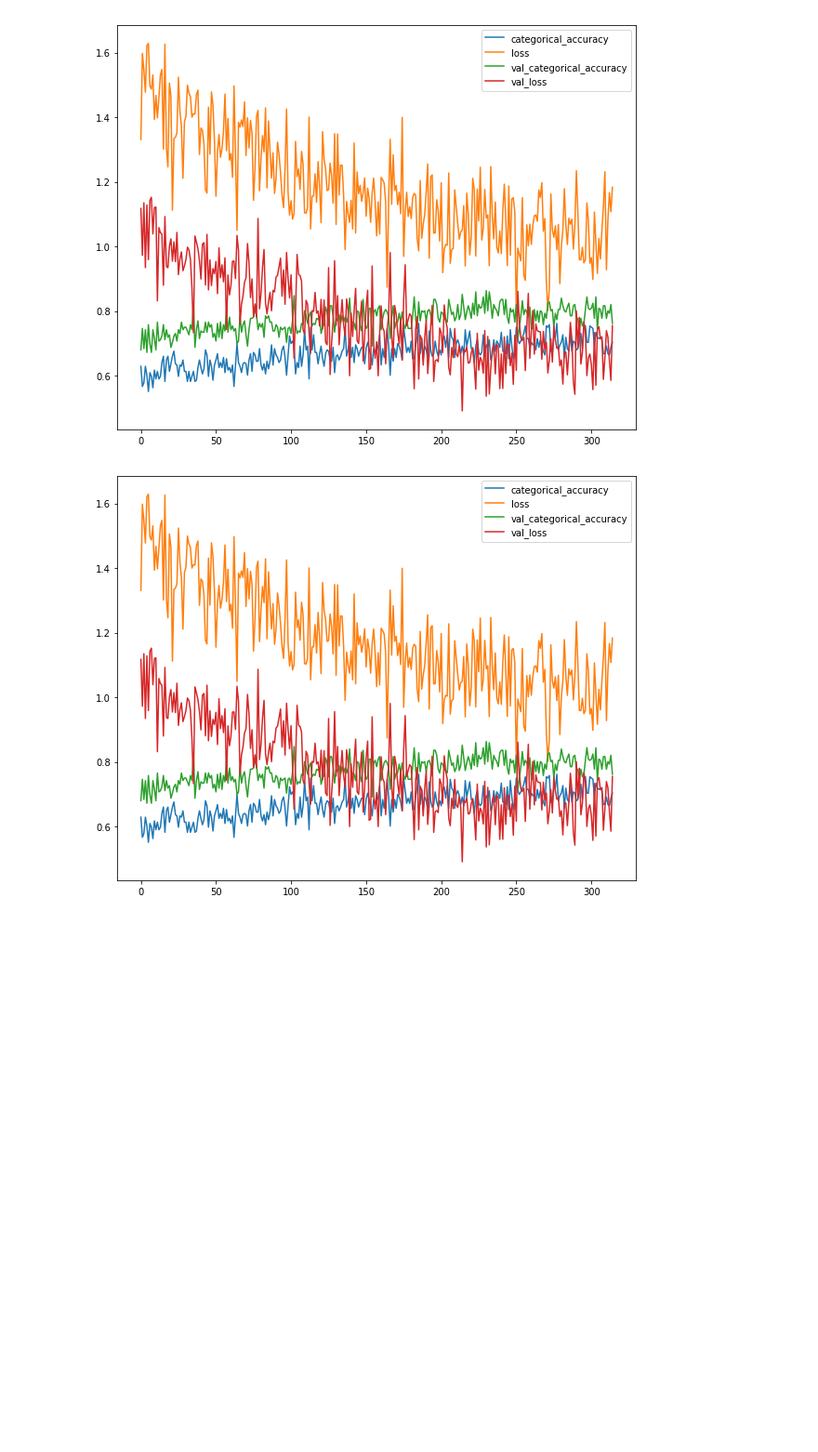
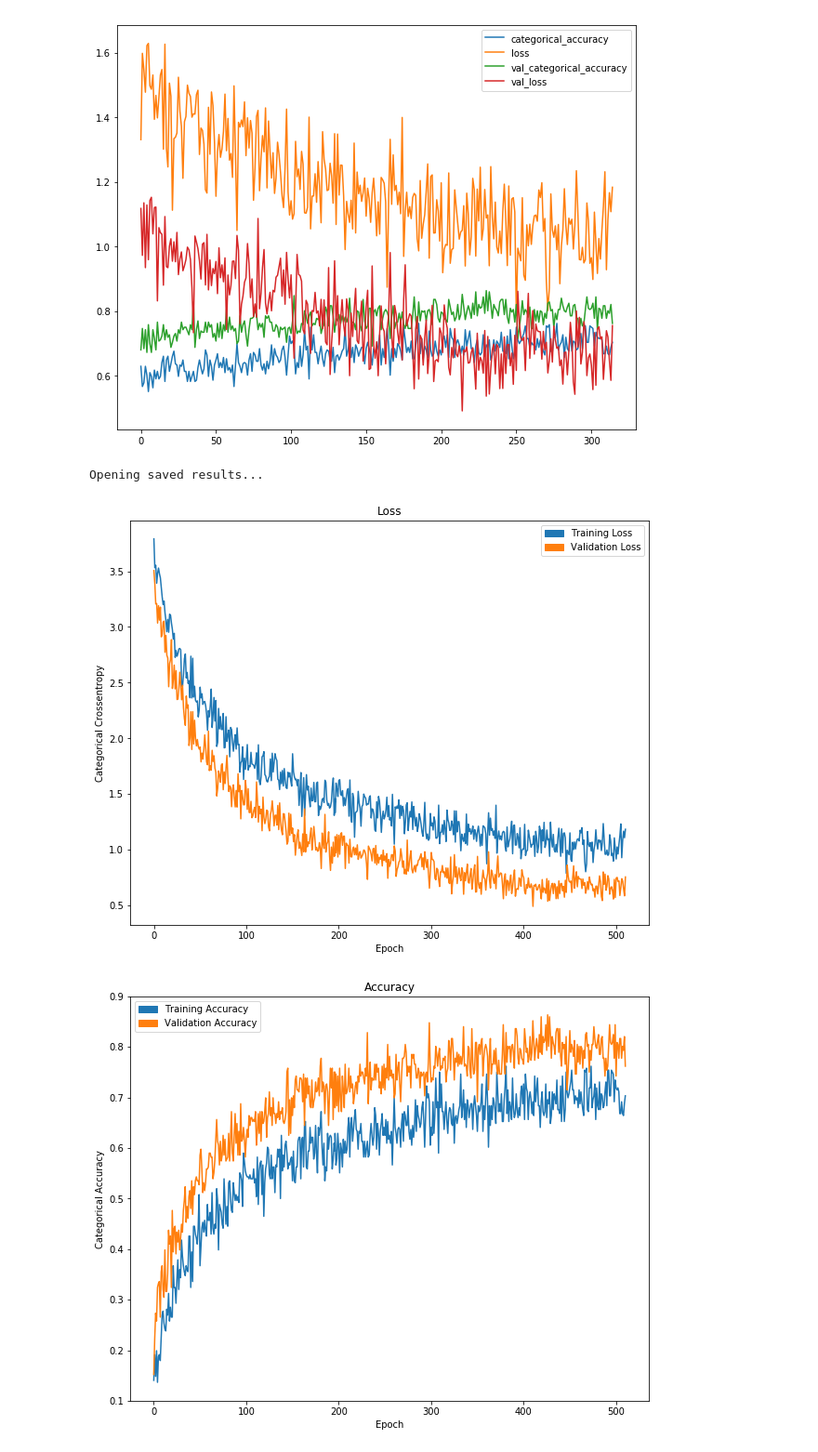
Before and after one commit to nathanmargaglio/CSE676-SD19-Classification, a Jupyter notebook: HW1.ipynb, the cells around one changed output. Shown: that part at 93% size. Drawn from its saved outputs; the diff is of its cells as text; code cells hidden in the pictures; blank space fills up the shorter version.

```diff
--- a/HW1.ipynb
+++ b/HW1.ipynb
@@ -259,33 +260,37 @@ print("Opening saved results...")
 df_loss = pd.read_csv('results/loss.csv')
 df_val_loss = pd.read_csv('results/val_loss.csv')
 
+plt.figure(figsize=(10,8))
 plt.title("Loss")
 plt.xlabel("Epoch")
 plt.ylabel("Categorical Crossentropy")
 
 plt.legend(handles=[
     mpatches.Patch(color='C0', label='Training Loss'),
     mpatches.Patch(color='C1', label='Validation Loss')
 ])
 
 plt.plot(df_loss.Step, df_loss.Value)
 plt.plot(df_val_loss.Step, df_val_loss.Value)
 plt.show()
 
 df_loss = pd.read_csv('results/categorical_accuracy.csv')
 df_val_loss = pd.read_csv('results/val_categorical_accuracy.csv')
 
+plt.figure(figsize=(10,8))
 plt.title("Accuracy")
 plt.xlabel("Epoch")
 plt.ylabel("Categorical Accuracy")
 
 plt.legend(handles=[
     mpatches.Patch(color='C0', label='Training Accuracy'),
     mpatches.Patch(color='C1', label='Validation Accuracy')
 ])
 
 plt.plot(df_loss.Step, df_loss.Value)
 plt.plot(df_val_loss.Step, df_val_loss.Value)
 plt.show()
 # %% [output]
+Opening saved results...
-[figure, old version]
+[figure, new version]
+[figure, added]
```
Also changed, not shown: parts of 4 cells of this notebook.
